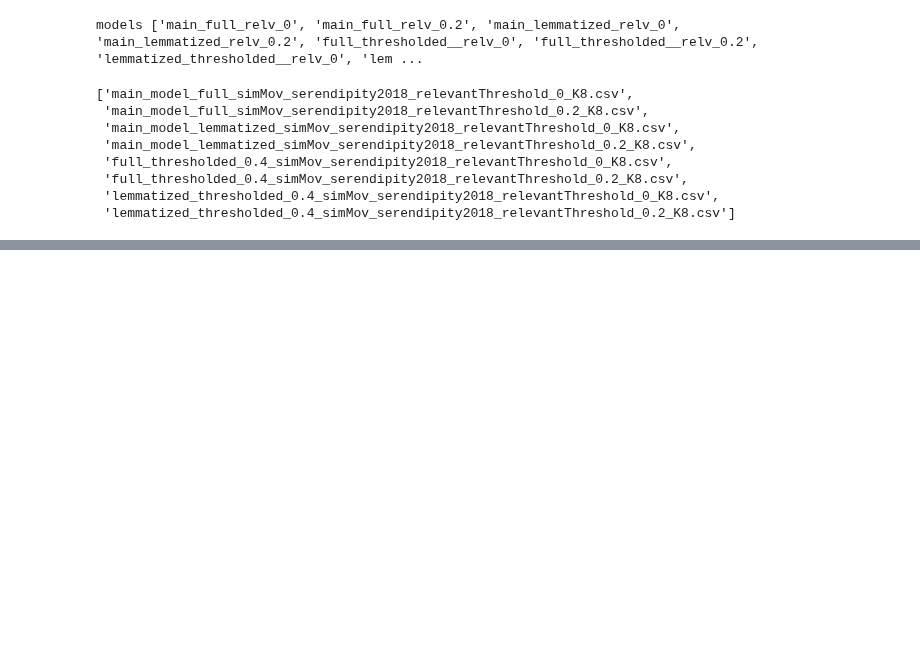
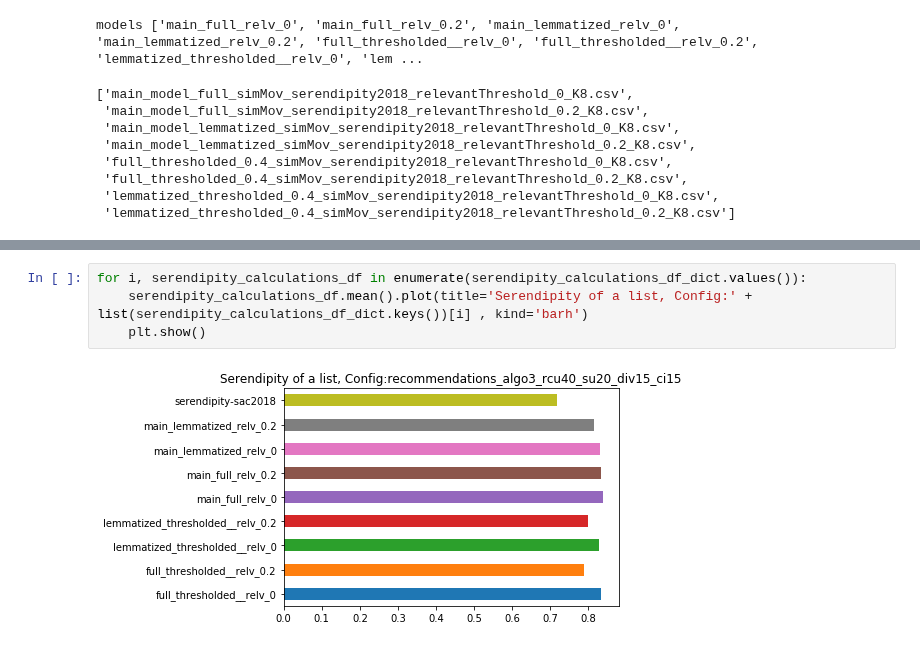
Before and after one commit to aniruddhakal/Recommending-Diverse-And-Serendipitous-Movies-using-Tag-Genome, a Jupyter notebook: ipython_notebooks/SerendipityImpl/Serendipity_Diversity_On_MultiConfigs_UpdatedDiversityCalcMethod.ipynb, the cells around one changed output, grey strips where cells are left out. Saved outputs shown, nothing was run; the diff lists cells and outputs as text; blank space fills up the shorter version.

```diff
--- a/ipython_notebooks/SerendipityImpl/Serendipity_Diversity_On_MultiConfigs_UpdatedDiversityCalcMethod.ipynb
+++ b/ipython_notebooks/SerendipityImpl/Serendipity_Diversity_On_MultiConfigs_UpdatedDiversityCalcMethod.ipynb
@@ -408,0 +428,6 @@ for i, serendipity_calculations_df in enumerate(serendipity_calculations_df_dict
+# %%
+for i, serendipity_calculations_df in enumerate(serendipity_calculations_df_dict.values()):
+    serendipity_calculations_df.mean().plot(title='Serendipity of a list, Config:' + list(serendipity_calculations_df_dict.keys())[i] , kind='barh')
+    plt.show()
+# %% [output]
+[figure, added]
```
Also changed, not shown: parts of 7 cells of this notebook, 2 other files.
